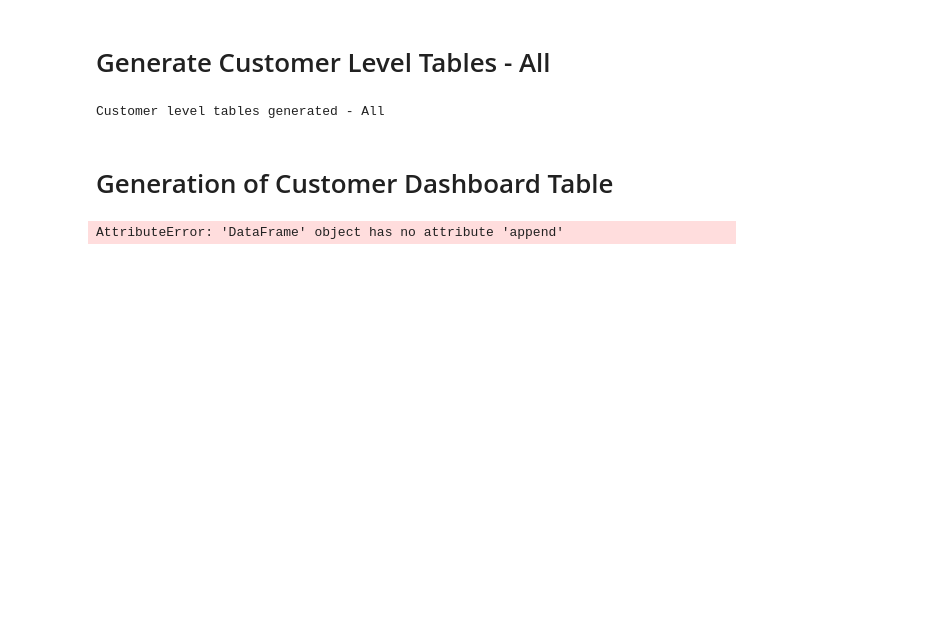
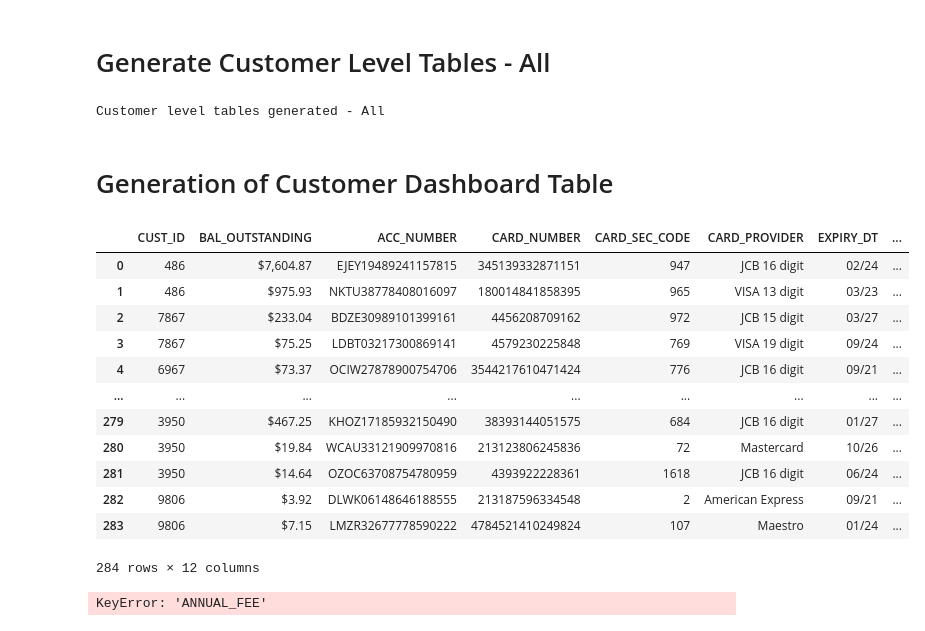
Before and after one commit to mhs10031990/BFS_HYPER_PERSNL_Repo, a Jupyter notebook: Data_Processing.ipynb, the cells around one changed output. Drawn from its saved outputs; the diff is of its cells as text; code cells hidden in the pictures; blank space fills up the shorter version.

```diff
--- a/Data_Processing.ipynb
+++ b/Data_Processing.ipynb
@@ -380,28 +380,44 @@ for i in x1:
 
 
     #Cust_Dashboard = Cust_Dashboard.append(delta_Cust_Dashboard) --> Throwing Error
-    Cust_Dashboard = pd.concat(Cust_Dashboard,delta_Cust_Dashboard)
+    Cust_Dashboard = pd.concat([Cust_Dashboard,delta_Cust_Dashboard], ignore_index=True)
-# %% [output]
-AttributeError: 'DataFrame' object has no attribute 'append'
+# %%
+credit_card
+# %% [output]
+|  | CUST_ID | BAL_OUTSTANDING | ACC_NUMBER | CARD_NUMBER | CARD_SEC_CODE | CARD_PROVIDER | EXPIRY_DT | ... |
+| 0 | 486 | $7,604.87 | EJEY19489241157815 | 345139332871151 | 947 | JCB 16 digit | 02/24 | ... |
+| 1 | 486 | $975.93 | NKTU38778408016097 | 180014841858395 | 965 | VISA 13 digit | 03/23 | ... |
+| 2 | 7867 | $233.04 | BDZE30989101399161 | 4456208709162 | 972 | JCB 15 digit | 03/27 | ... |
+| 3 | 7867 | $75.25 | LDBT03217300869141 | 4579230225848 | 769 | VISA 19 digit | 09/24 | ... |
+| 4 | 6967 | $73.37 | OCIW27878900754706 | 3544217610471424 | 776 | JCB 16 digit | 09/21 | ... |
+| ... | ... | ... | ... | ... | ... | ... | ... | ... |
+| 279 | 3950 | $467.25 | KHOZ17185932150490 | 38393144051575 | 684 | JCB 16 digit | 01/27 | ... |
+| 280 | 3950 | $19.84 | WCAU33121909970816 | 213123806245836 | 72 | Mastercard | 10/26 | ... |
+| 281 | 3950 | $14.64 | OZOC63708754780959 | 4393922228361 | 1618 | JCB 16 digit | 06/24 | ... |
+| 282 | 9806 | $3.92 | DLWK06148646188555 | 213187596334548 | 2 | American Express | 09/21 | ... |
+| 283 | 9806 | $7.15 | LMZR32677778590222 | 4784521410249824 | 107 | Maestro | 01/24 | ... |
+284 rows × 12 columns
 # %%
 Cust_Dashboard.reset_index(inplace=True)
 Cust_Dashboard.drop('index', axis=1, inplace=True)
 
 Fees_Charges = pd.DataFrame(subscriptions.groupby(['CUST_ID'])[['AMOUNT']].sum())
 Fees_Charges.reset_index(inplace=True)
-Fees_CC = credit_card.loc[credit_card['Annual_Fee']>0, ['CUST_ID', 'Annual_Fee']]
-Fees_CC = pd.DataFrame(Fees_CC.groupby('CUST_ID')['Annual_Fee'].sum())
+Fees_CC = credit_card.loc[credit_card['ANNUAL_FEE']>0, ['CUST_ID', 'ANNUAL_FEE']]
+Fees_CC = pd.DataFrame(Fees_CC.groupby('CUST_ID')['ANNUAL_FEE'].sum())
 Fees_CC.reset_index(inplace=True)
 
 Fees_Charges = pd.merge(Fees_Charges, Fees_CC, how='outer', on = 'CUST_ID')
 
-Fees_Charges['Fees_Charges'] = Fees_Charges['AMOUNT']+Fees_Charges['Annual_Fee']
+Fees_Charges['FEES_CHARGES'] = Fees_Charges['AMOUNT']+Fees_Charges['ANNUAL_FEE']
 
-Cust_Dashboard = pd.merge(Cust_Dashboard, Fees_Charges[['CUST_ID', 'Fees_Charges']], on = 'CUST_ID', how = 'left')
+Cust_Dashboard = pd.merge(Cust_Dashboard, Fees_Charges[['CUST_ID', 'FEES_CHARGES']], on = 'CUST_ID', how = 'left')
 
 Cust_Dashboard = pd.merge(Cust_Dashboard, financials, on = 'CUST_ID', how = 'left')
 
 ##Cust_Dashboard['Peer_Credit_Score']=[int(round(np.mean([random.choice(list(financials['Credit_Score'])) for _ in range(10)]), 0)) for _ in range(len(x1))]
+# %% [output]
+KeyError: 'ANNUAL_FEE'
 # %%
 similar_subsc = pd.DataFrame(subscriptions.groupby(['CUST_ID', 'Category']).size())
 similar_subsc.reset_index(inplace=True)
```
